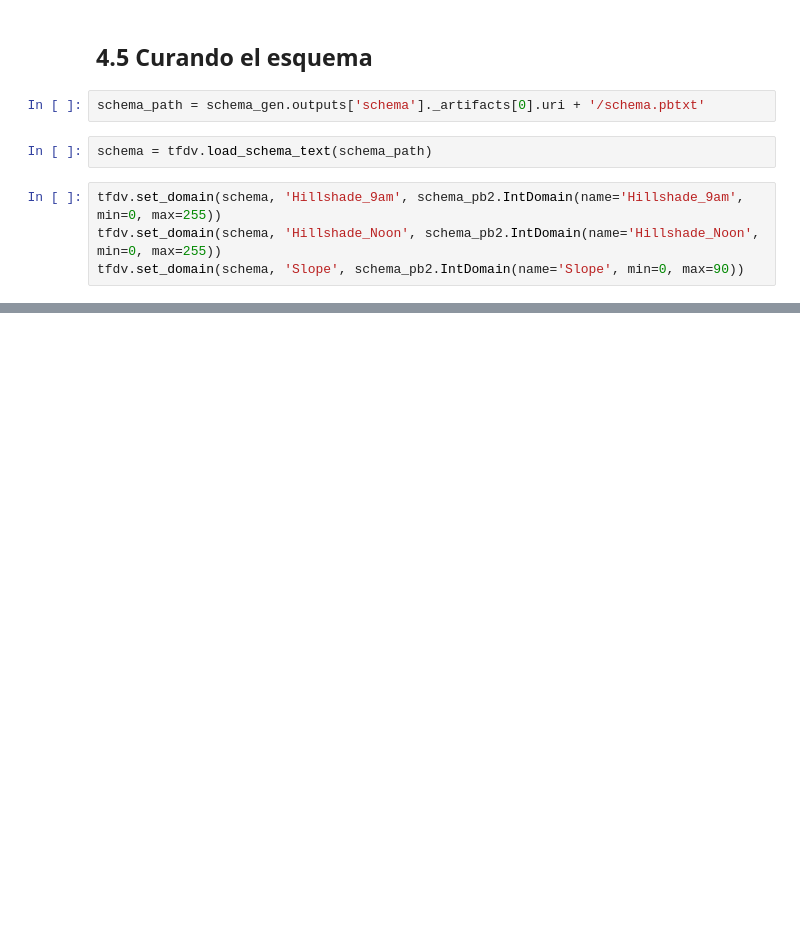
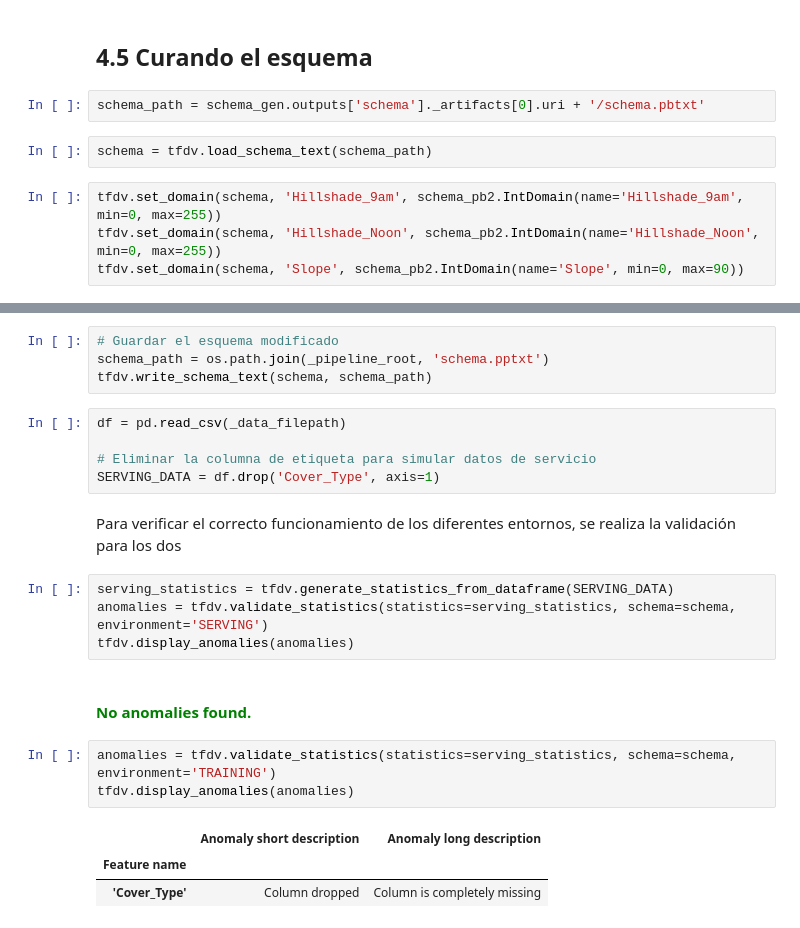
Before and after one commit to dcrovo/MLOPS-Project1, a Jupyter notebook: ProyectoMLOPS1.ipynb, the cells around one changed output, grey strips where cells are left out. Cells and saved outputs as stored; diff of their text form; blank space fills up the shorter version.

```diff
--- a/ProyectoMLOPS1.ipynb
+++ b/ProyectoMLOPS1.ipynb
@@ -251,0 +339,24 @@ tfdv.set_domain(schema, 'Slope', schema_pb2.IntDomain(name='Slope', min=0, max=9
+# %%
+# Guardar el esquema modificado
+schema_path = os.path.join(_pipeline_root, 'schema.pptxt')
+tfdv.write_schema_text(schema, schema_path)
+# %%
+df = pd.read_csv(_data_filepath)
+
+# Eliminar la columna de etiqueta para simular datos de servicio
+SERVING_DATA = df.drop('Cover_Type', axis=1)
+# %% [markdown]
+Para verificar el correcto funcionamiento de los diferentes entornos, se realiza la validación para los dos
+# %%
+serving_statistics = tfdv.generate_statistics_from_dataframe(SERVING_DATA)
+anomalies = tfdv.validate_statistics(statistics=serving_statistics, schema=schema, environment='SERVING')
+tfdv.display_anomalies(anomalies)
+# %% [output]
+No anomalies found.
+# %%
+anomalies = tfdv.validate_statistics(statistics=serving_statistics, schema=schema, environment='TRAINING')
+tfdv.display_anomalies(anomalies)
+# %% [output]
+|  | Anomaly short description | Anomaly long description |
+| Feature name |  |  |
+| 'Cover_Type' | Column dropped | Column is completely missing |
```
Also changed, not shown: parts of 47 cells of this notebook, 40 other files.
